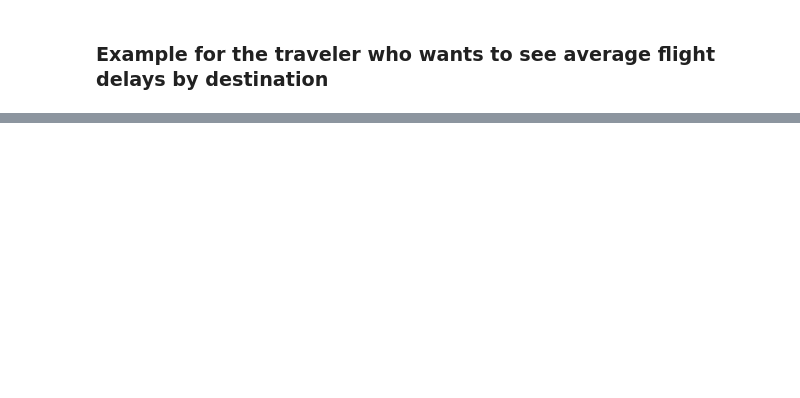
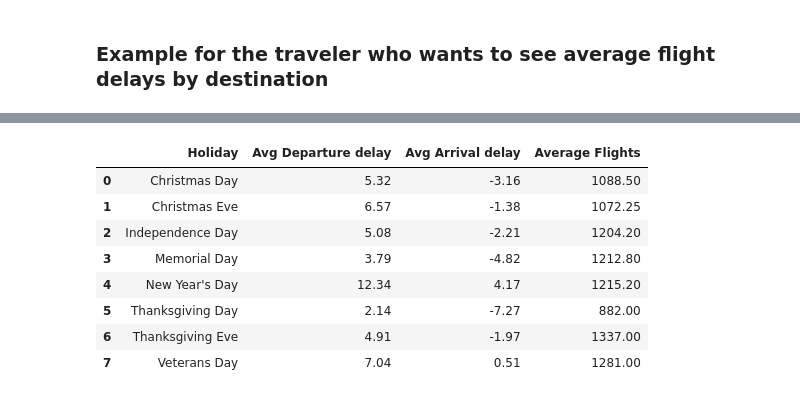
Before and after one commit to mmahmoudighaznavi/Airline-Pipelines-ADS507, a Jupyter notebook: python_outputs/travelers_notebook.ipynb, the cells around one changed output, grey strips where cells are left out. Cells and saved outputs as stored; diff of their text form; code cells hidden in the pictures; blank space fills up the shorter version.

```diff
--- a/python_outputs/travelers_notebook.ipynb
+++ b/python_outputs/travelers_notebook.ipynb
@@ -128,0 +265,16 @@ holidays_df
+# %%
+holiday_delays_df = holidays_df.groupby('Holiday')[['Ave_Depart_Delay','Ave_Arriv_Delay','Total_Flights']].mean()
+
+np.round(holiday_delays_df.reset_index().rename(columns={'Ave_Depart_Delay':'Avg Departure delay',
+                                                         'Ave_Arriv_Delay':'Avg Arrival delay',
+                                                         'Total_Flights':"Average Flights"}),2)
+# %% [output]
+|  | Holiday | Avg Departure delay | Avg Arrival delay | Average Flights |
+| 0 | Christmas Day | 5.32 | -3.16 | 1088.50 |
+| 1 | Christmas Eve | 6.57 | -1.38 | 1072.25 |
+| 2 | Independence Day | 5.08 | -2.21 | 1204.20 |
+| 3 | Memorial Day | 3.79 | -4.82 | 1212.80 |
+| 4 | New Year's Day | 12.34 | 4.17 | 1215.20 |
+| 5 | Thanksgiving Day | 2.14 | -7.27 | 882.00 |
+| 6 | Thanksgiving Eve | 4.91 | -1.97 | 1337.00 |
+| 7 | Veterans Day | 7.04 | 0.51 | 1281.00 |
```
Also changed, not shown: parts of 14 cells of this notebook, 2 other files.
